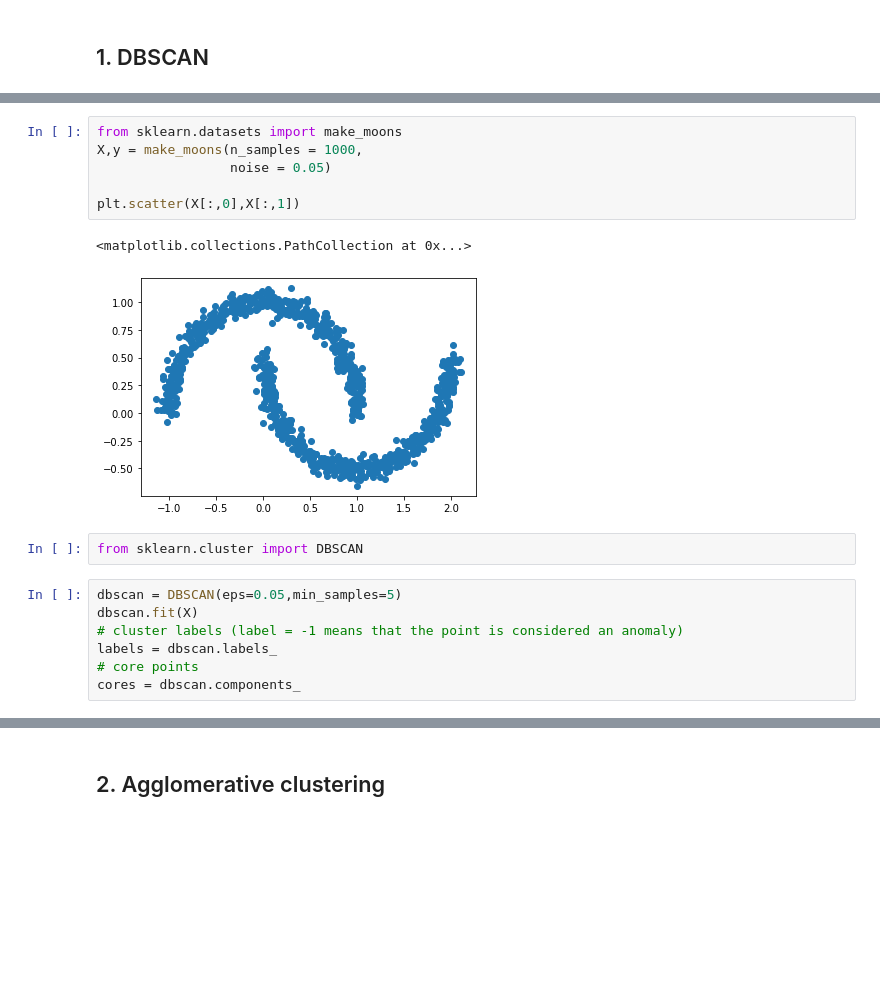
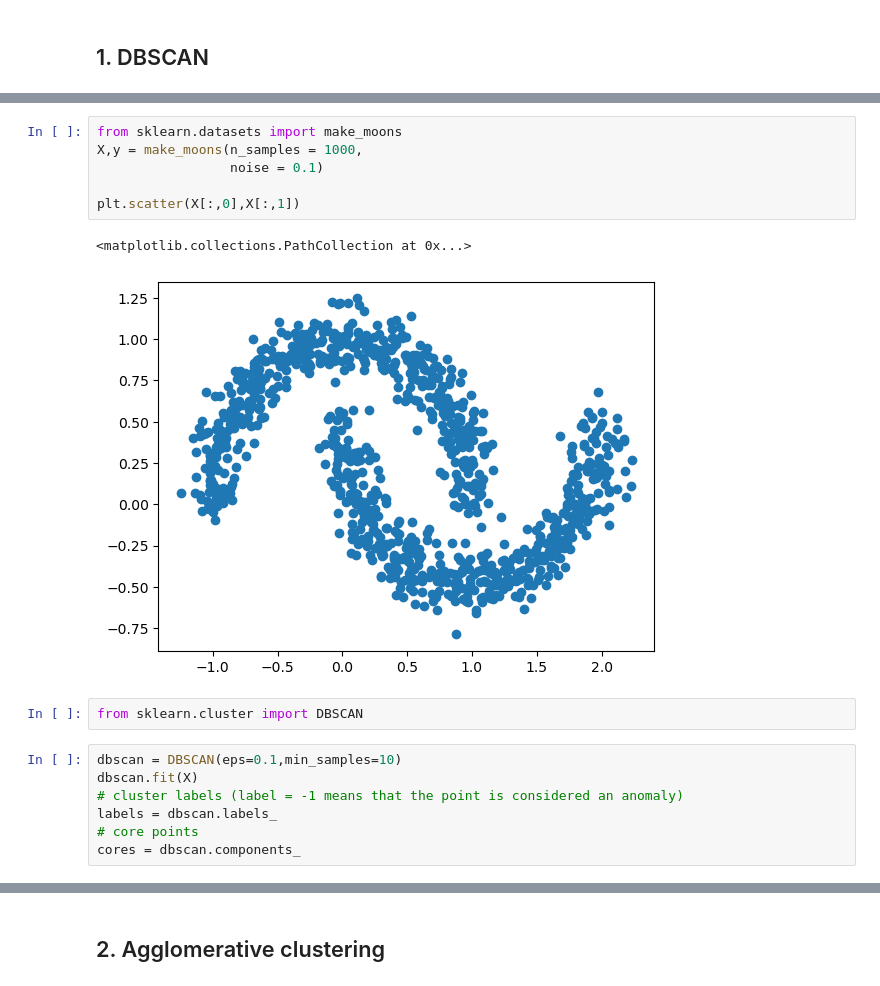
Before and after one commit to um-perez-alvaro/Data-Science-Practice, a Jupyter notebook: Jupyter Notebooks/Clustering/notebooks/Other clustering algorithms.ipynb, the cells around one changed output, grey strips where cells are left out. Cells and saved outputs as stored; diff of their text form; blank space fills up the shorter version.

```diff
--- a/Jupyter Notebooks/Clustering/notebooks/Other clustering algorithms.ipynb
+++ b/Jupyter Notebooks/Clustering/notebooks/Other clustering algorithms.ipynb
@@ -22,16 +23,16 @@ DBSCAN:
 # %%
 from sklearn.datasets import make_moons
 X,y = make_moons(n_samples = 1000,
-                 noise = 0.05)
+                 noise = 0.1)
 
 plt.scatter(X[:,0],X[:,1])
 # %% [output]
 <matplotlib.collections.PathCollection at 0x...>
-[figure, old version]
+[figure, new version]
 # %%
 from sklearn.cluster import DBSCAN
 # %%
-dbscan = DBSCAN(eps=0.05,min_samples=5)
+dbscan = DBSCAN(eps=0.1,min_samples=10)
 dbscan.fit(X)
 # cluster labels (label = -1 means that the point is considered an anomaly)
 labels = dbscan.labels_
```
Also changed, not shown: parts of 33 cells of this notebook, 2 other files.
